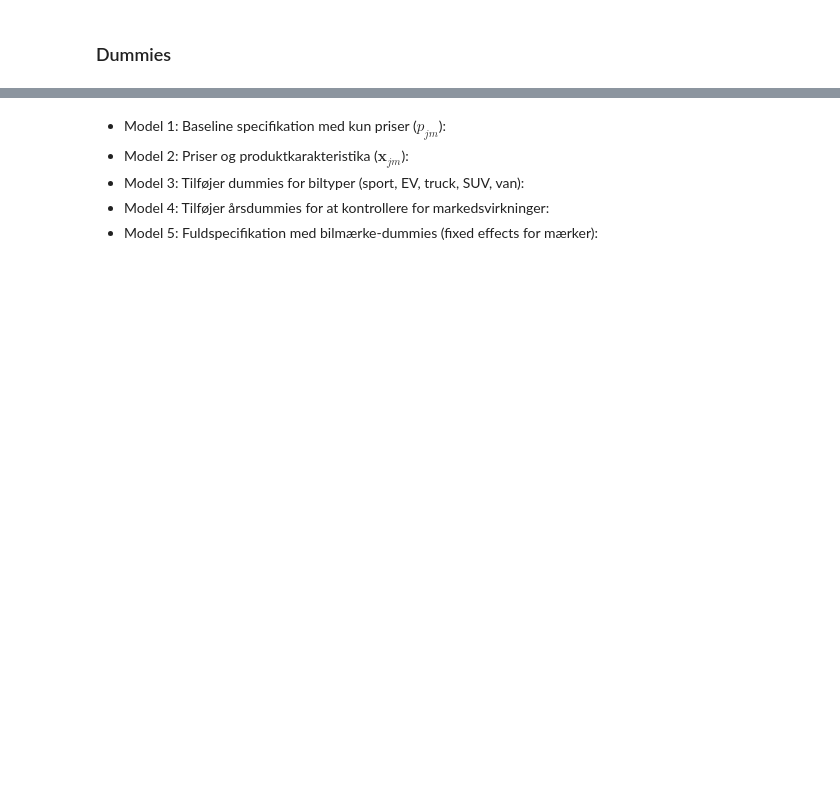
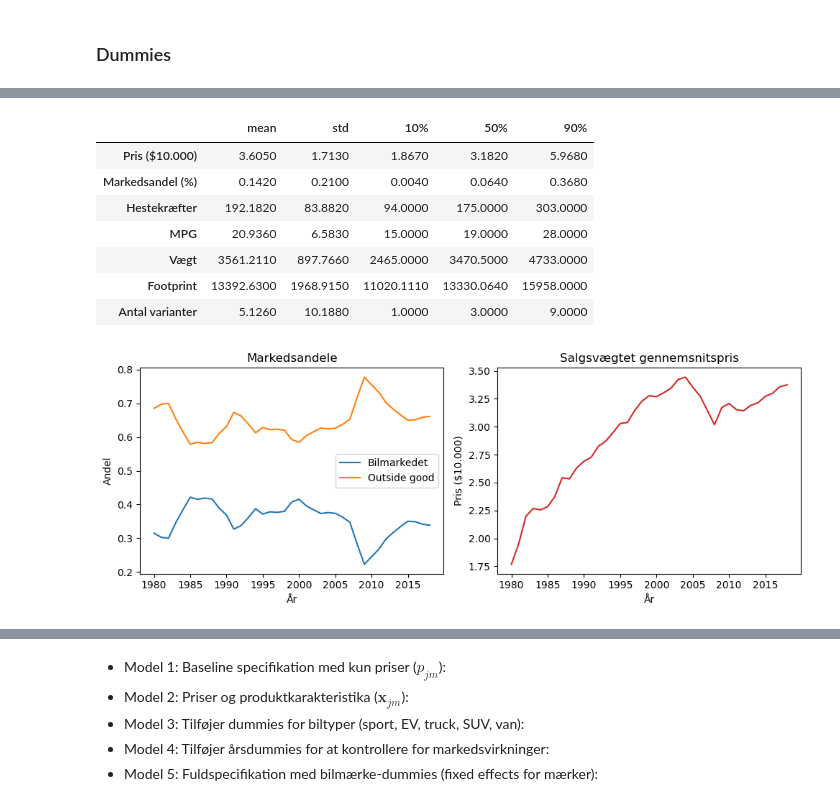
Before and after one commit to bschjerning/EconometricsA, a Jupyter notebook: 1_lectures/08_cars/08_cars_example.ipynb, the cells around one changed output, grey strips where cells are left out. Cells and saved outputs as stored; diff of their text form; code cells hidden in the pictures; blank space fills up the shorter version.

```diff
--- a/1_lectures/08_cars/08_cars_example.ipynb
+++ b/1_lectures/08_cars/08_cars_example.ipynb
@@ -96,6 +117,7 @@ $$
 # %%
+# Importér pakker og vælg talformat for tabeller
 import pandas as pd
 import numpy as np
 import mymlr as mlr # see mymlr.py
-pd.set_option('display.float_format', '{:.8f}'.format)
+pd.set_option('display.float_format', '{:.4f}'.format)
 # %% [markdown]
@@ -233,0 +245,31 @@ plt.show()
+# %%
+# Beregn og vis deskriptiv statistik for priser, markedsandele og produktegenskaber
+X['market_share_pct'] = 100 * X['Smj']
+desc_vars = ['prices', 'market_share_pct', 'hp', 'mpg', 'curbweight', 'footprint', 'number_trims']
+descriptive = X[desc_vars].describe(percentiles=[0.1, 0.5, 0.9]).T
+descriptive.index = ['Pris ($10.000)', 'Markedsandel (%)', 'Hestekræfter', 'MPG',
+                     'Vægt', 'Footprint', 'Antal varianter']
+display(descriptive[['mean', 'std', '10%', '50%', '90%']].round(3))
+
+# Vis udviklingen i markedet og den salgsvægtede gennemsnitspris over tid
+year_stats = X.groupby('year').agg(
+    **{'Bilmarkedet': ('Smj', 'sum'), 'Outside good': ('Sm0', 'first')})
+year_stats['Gennemsnitspris'] = (X['prices'] * X['sales']).groupby(X['year']).sum() / X.groupby('year')['sales'].sum()
+
+fig, axes = plt.subplots(1, 2, figsize=(10, 3.8))
+year_stats[['Bilmarkedet', 'Outside good']].plot(ax=axes[0])
+year_stats['Gennemsnitspris'].plot(ax=axes[1], color='tab:red')
+axes[0].set(title='Markedsandele', ylabel='Andel', xlabel='År')
+axes[1].set(title='Salgsvægtet gennemsnitspris', ylabel='Pris ($10.000)', xlabel='År')
+fig.tight_layout()
+plt.show()
+# %% [output]
+|  | mean | std | 10% | 50% | 90% |
+| Pris ($10.000) | 3.6050 | 1.7130 | 1.8670 | 3.1820 | 5.9680 |
+| Markedsandel (%) | 0.1420 | 0.2100 | 0.0040 | 0.0640 | 0.3680 |
+| Hestekræfter | 192.1820 | 83.8820 | 94.0000 | 175.0000 | 303.0000 |
+| MPG | 20.9360 | 6.5830 | 15.0000 | 19.0000 | 28.0000 |
+| Vægt | 3561.2110 | 897.7660 | 2465.0000 | 3470.5000 | 4733.0000 |
+| Footprint | 13392.6300 | 1968.9150 | 11020.1110 | 13330.0640 | 15958.0000 |
+| Antal varianter | 5.1260 | 10.1880 | 1.0000 | 3.0000 | 9.0000 |
+[figure, added]
```
Also changed, not shown: parts of 66 cells of this notebook, 1 other file.
